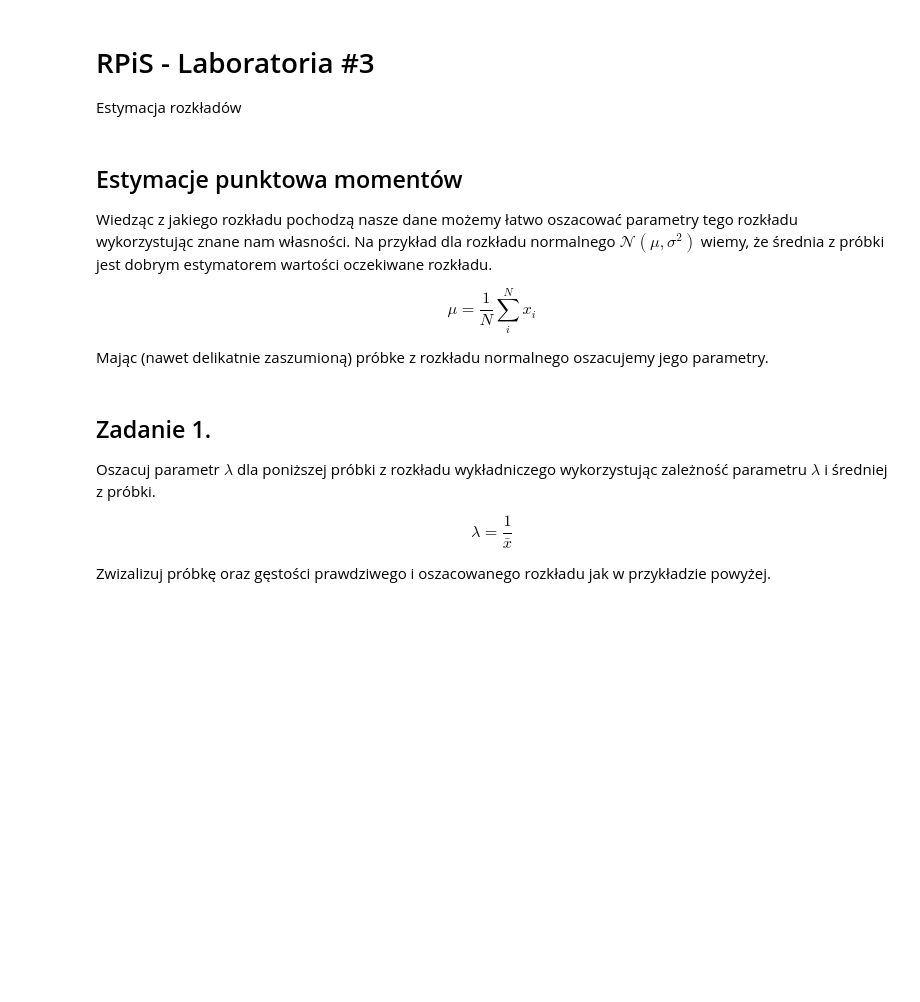
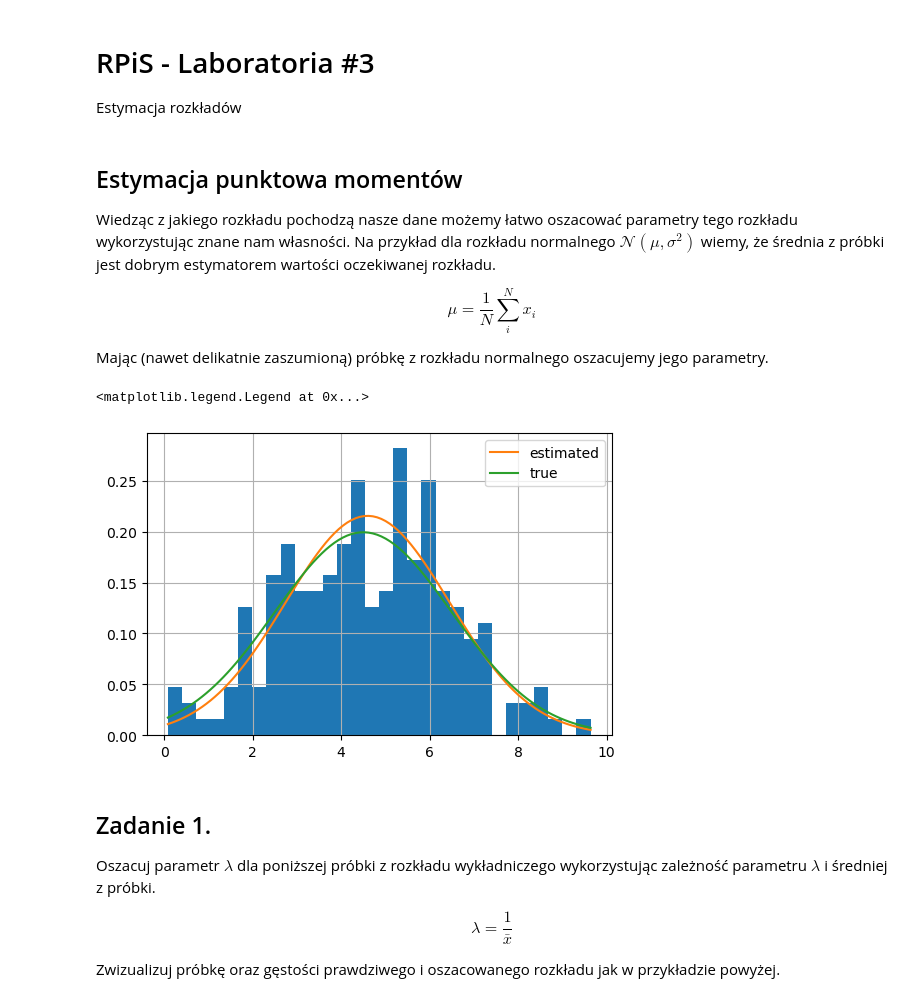
Before and after one commit to gmum/rpis_2022_lab, a Jupyter notebook: lab_3_estimation.ipynb, the cells around one changed output. Cells and saved outputs as stored; diff of their text form; code cells hidden in the pictures; blank space fills up the shorter version.

```diff
--- a/lab_3_estimation.ipynb
+++ b/lab_3_estimation.ipynb
@@ -9,38 +9,41 @@ import matplotlib.pyplot as plt
 plt.rcParams['axes.grid'] = True
 plt.rcParams['figure.dpi'] = 100
 # %% [markdown]
-## Estymacje punktowa momentów
+## Estymacja punktowa momentów
 
-Wiedząc z jakiego rozkładu pochodzą nasze dane możemy łatwo oszacować parametry tego rozkładu wykorzystując znane nam własności. Na przykład dla rozkładu normalnego $\mathcal{N}(\mu, \sigma^2)$ wiemy, że średnia z próbki jest dobrym estymatorem wartości oczekiwane rozkładu.
+Wiedząc z jakiego rozkładu pochodzą nasze dane możemy łatwo oszacować parametry tego rozkładu wykorzystując znane nam własności. Na przykład dla rozkładu normalnego $\mathcal{N}(\mu, \sigma^2)$ wiemy, że średnia z próbki jest dobrym estymatorem wartości oczekiwanej rozkładu.
 
 $$ \mu = \frac{1}{N} \sum_i^N x_i $$
 
-Mając (nawet delikatnie zaszumioną) próbke z rozkładu normalnego oszacujemy jego parametry.
+Mając (nawet delikatnie zaszumioną) próbkę z rozkładu normalnego oszacujemy jego parametry.
 # %%
 from scipy.stats import norm
 
 # założmy rozkład normalny z mu=4.5 i sigma=2
 mu = 4.5
 sigma = 2
 dist = norm(loc=mu, scale=sigma)
 
 # wylosujmy (zaszumione) 200 przykładów z tego rozkładu
 n = 200
-noise = np.random.normal(loc=0, scale=0.05)
+noise = np.random.normal(loc=0, scale=0.05, size=n)
 samples = dist.rvs(size=n) + noise
 
 # oszacujmy momenty
 empirical_mean = samples.mean()
 empircal_std = samples.std()
 
 # zwizualizujmy próbkę za pomocą histogramu
 plt.hist(samples, bins=30, density=True)
 
 # zwizualizujmy funkcje gęstości oszacowanego i prawdziwego rozkładu
 x = np.linspace(samples.min(), samples.max(), 100)
 plt.plot(x, norm.pdf(x, loc=empirical_mean, scale=empircal_std), label='estimated')
 plt.plot(x, norm.pdf(x, loc=mu, scale=sigma), label='true')
 plt.legend()
+# %% [output]
+<matplotlib.legend.Legend at 0x...>
+[figure, added]
 # %% [markdown]
 ## Zadanie 1.
 
@@ -48,7 +51,7 @@ Oszacuj parametr $\lambda$ dla poniższej próbki z rozkładu wykładniczego wyk
 
 $$\lambda = \frac{1}{\bar{x}}$$
 
-Zwizalizuj próbkę oraz gęstości prawdziwego i oszacowanego rozkładu jak w przykładzie powyżej.
+Zwizualizuj próbkę oraz gęstości prawdziwego i oszacowanego rozkładu jak w przykładzie powyżej.
 # %%
 from scipy.stats import expon
 
```
Also changed, not shown: parts of 6 cells of this notebook.
